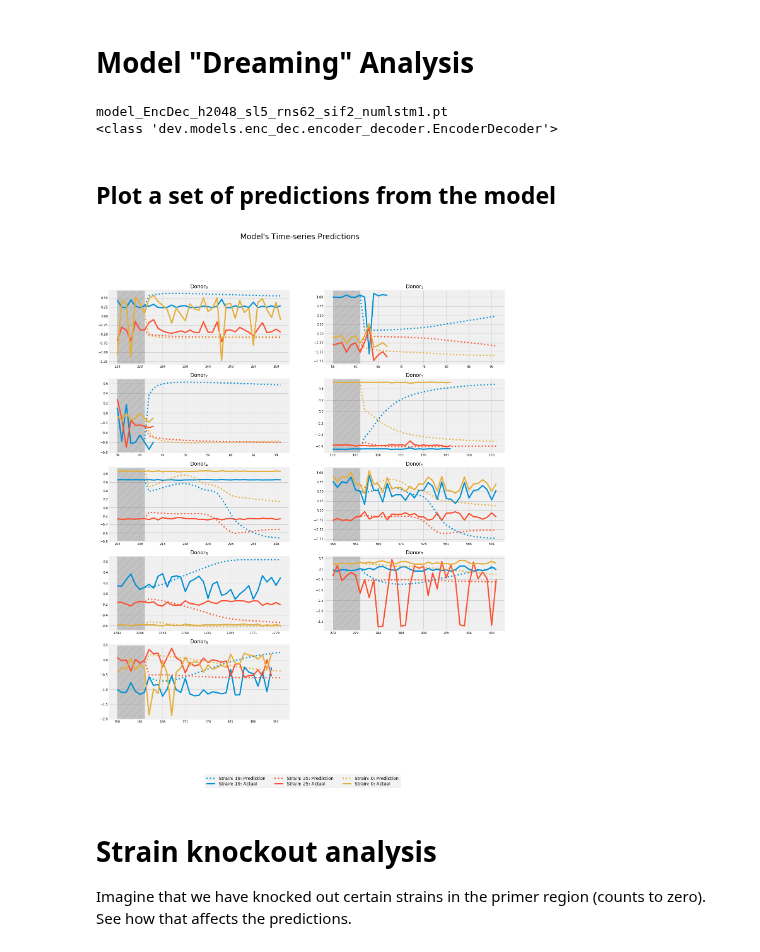
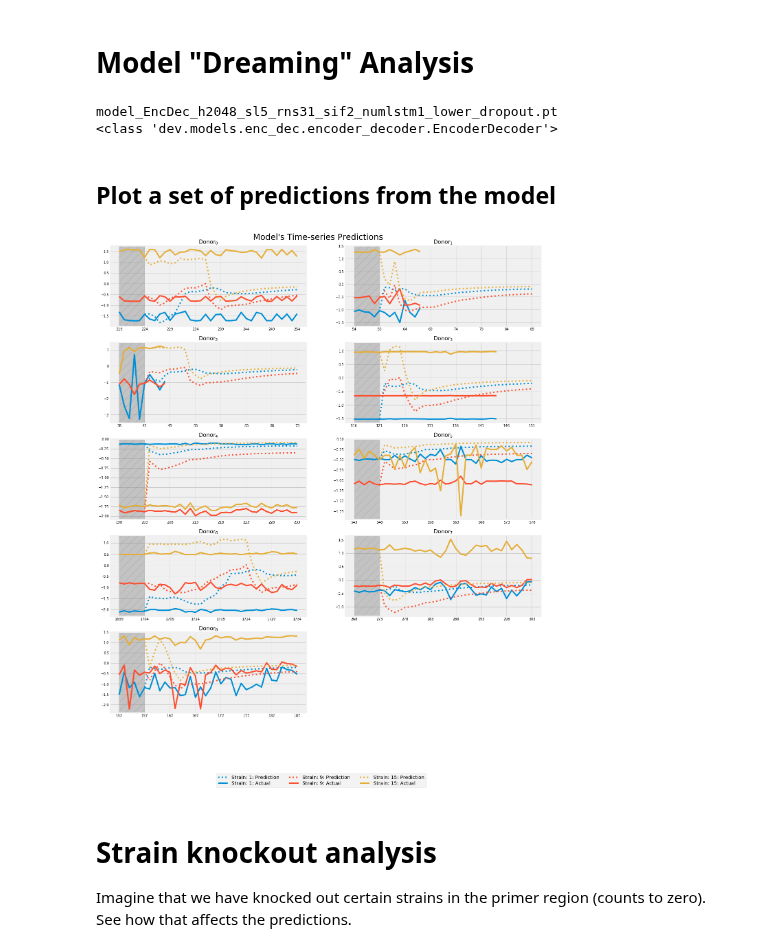
Before and after one commit to michaelwiest/microbiome-rnn, a Jupyter notebook: notebooks/Model Evaluator.ipynb, the cells around one changed output. Cells and saved outputs as stored; diff of their text form; code cells hidden in the pictures.

```diff
--- a/notebooks/Model Evaluator.ipynb
+++ b/notebooks/Model Evaluator.ipynb
@@ -125,7 +125,7 @@ file_labs = ['Donor$_{}$'.format(i) for i in range(len(input_files))]
 # Put the model type in here
 model_type = 'enc_dec'
 # What is the name of the model and logs outputted?
-run_suffix = '_EncDec_h2048_sl5_rns62_sif2_numlstm1'
+run_suffix = '_EncDec_h2048_sl5_rns31_sif2_numlstm1_lower_dropout'
 # %%
 
 
@@ -160,6 +160,6 @@ print(losses.shape)
 # %%
 loss_num_digits = 6
-best_loss_epoch = -1
+best_loss_epoch = 22
 
 fig, ax = plt.subplots(figsize=(12, 6))
 labels = ['Training data\n({})', 'Validation data\n({})', 'Test data\n({})']
@@ -200,10 +200,12 @@ Text(0.5,1.015,'Normalized Loss Contribution from Each Strain')
 # %% [markdown]
 # Model "Dreaming" Analysis
 # %%
+# CUDA_LAUNCH_BLOCKING=1
+torch.cuda.set_device(1)
 # Instantiate the model
 hidden_dim = 2048
-reduced_num_strains = 62
-slice_len = 62
+reduced_num_strains = 31
+slice_len = 31
 num_lstm = 1
 use_gpu = torch.cuda.is_available()
 
@@ -216,9 +218,10 @@ else:
 print(model_name)
 print(model_lookup[model_type])
 model.load_state_dict(torch.load(os.path.join(output_dir, model_name)))
+
 model = model.cuda()
 # %% [output]
-model_EncDec_h2048_sl5_rns62_sif2_numlstm1.pt
+model_EncDec_h2048_sl5_rns31_sif2_numlstm1_lower_dropout.pt
 <class 'dev.models.enc_dec.encoder_decoder.EncoderDecoder'>
 # %% [markdown]
 ## Plot a set of predictions from the model
@@ -230,14 +233,15 @@ subplot_height = num_rows * 5
 subplot_width = num_cols * 10
 # %%
 # How far into the dataset to start for a primer.
-start_fraction = 0.82
+start_fraction = 0.8
 starts = [start_fraction] * len(otu_handler.samples)
-primer_len = 7
+primer_len = 6
+window_size = 8
 predict_length = 30
 # Range of strain indices to plot.
 # r = range(10, 13)
-# r = [1, 9, 60]
-r = list(np.random.randint(size=3, low=0, high=31))
+r = [1, 9, 15]
+# r = list(np.random.randint(size=3, low=0, high=31))
 # r = [4, 5, 6 ]
 # Can reconfigure this to actually display relevant strain names.
 labels = ['Strain: {}'.format(ri) for ri in r]
@@ -252,36 +256,39 @@ axl = ax.flatten()
 # labels = ['Prediction', 'Actual']
 for i, s in enumerate(otu_handler.samples):
     start_index = int(starts[i] * s.shape[1])
     primer, comparison = get_primer_and_comparison_data(otu_handler,
                                                         i,
                                                         start_index,
                                                         primer_len,
                                                         predict_length)
-    dream = model.daydream(primer, predict_len=predict_length)
+    dream = model.daydream(primer, predict_len=predict_length,
+                           bypass_encoder=False,
+                           batch=True,
+                           window_size=window_size)
 
     if i == 0:
         for j, ri in enumerate(r):
             axl[i].plot(dream[ri, :, 0].T, ls=':', c=default_colors[j], label='{}: Prediction'.format(labels[j]))
             axl[i].plot(comparison[ri, :].T, c=default_colors[j], label='{}: Actual'.format(labels[j]))
     else:
         for j, ri in enumerate(r):
             axl[i].plot(dream[ri, :, 0].T, ls=':', c=default_colors[j], label='_nolegend_')
             axl[i].plot(comparison[ri, :].T, c=default_colors[j], label='_nolegend_')
     axl[i].axvspan(0, (primer_len) - 1, alpha=0.4, color='gray',
                 label='_nolegend_', hatch='/')
     axl[i].set_xticks(list(range(primer_len + predict_length))[::5])
     axl[i].set_xticklabels(list(range(start_index, start_index + primer_len + predict_length))[::5])
     axl[i].set_title(file_labs[i], fontsize=16)
 
 # Cleanup
 if num_rows * num_cols != len(otu_handler.samples):
     ax[-1, -1].axis('off')
 
 fig.legend(loc='lower center', ncol=len(r), labelspacing=0.2, fontsize=14)
-plt.suptitle('Model\'s Time-series Predictions', fontsize=24)
+plt.suptitle('Model\'s Time-series Predictions', fontsize=24, y=0.9)
 plt.show()
 # %% [output]
-[figure, old version]
+[figure, new version]
 # %% [markdown]
 # Strain knockout analysis
 Imagine that we have knocked out certain strains in the primer region (counts to zero). See how that affects the predictions.
```
Also changed, not shown: parts of 6 cells of this notebook, 1 other file.
